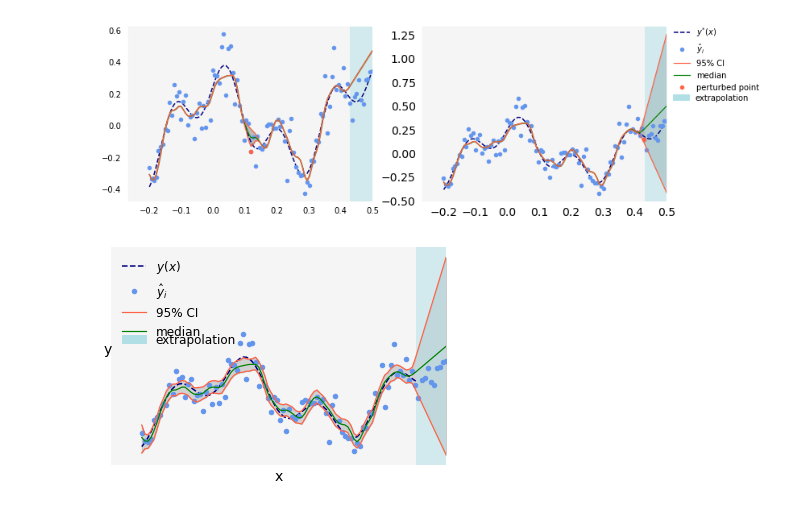
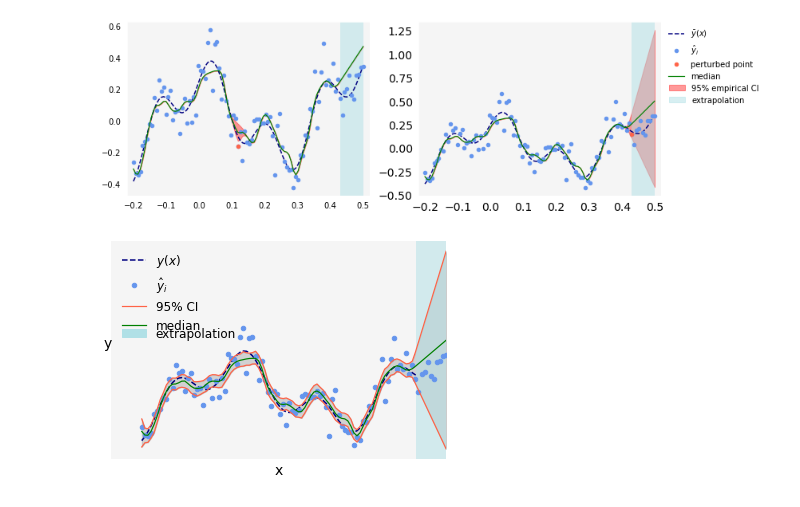
Before and after one commit to NikolineBalle/Bachelor, a Jupyter notebook: pertubations.ipynb, the cells around one changed output. Cells and saved outputs as stored; diff of their text form; code cells hidden in the pictures.

Commit message:
Updated perturbation plots

```diff
--- a/pertubations.ipynb
+++ b/pertubations.ipynb
@@ -118,11 +118,11 @@ plt.yticks(fontsize = 14)
 
 ax[0].plot(xall,lambda_fun.y(xall),'--',color = 'navy', linewidth=1.5) #lambda_fun.y(x)
 ax[0].plot(xall,yall,'o',markersize = 4.5, color = 'cornflowerblue')
-ax[0].plot(xall,max_center,color = 'tomato', linewidth=1.2)
+# ax[0].plot(xall,max_center,color = 'tomato', linewidth=1.2)
+ax[0].plot(xall[datapoint_center], yall[datapoint_center], 'o',markersize=4.5, color='tomato')
 ax[0].plot(xall,med_center,color = 'green', linewidth=1.2)
-ax[0].plot(xall[datapoint_center], yall[datapoint_center], 'o',markersize=4.5, color='tomato')
-ax[0].fill_between(xall, min_center, max_center, color='grey', alpha=0.5)
-ax[0].plot(xall,min_center,color = 'tomato', linewidth=1.2)
+ax[0].fill_between(xall, min_center, max_center, color='red', alpha=0.4)
+# ax[0].plot(xall,min_center,color = 'tomato', linewidth=1.2)
 ax[0].xaxis.set_visible(True)
 ax[0].yaxis.set_visible(True)
 ax[0].spines['bottom'].set_color('white')
@@ -132,19 +132,19 @@ ax[0].spines['left'].set_color('white')
 ax[0].set_facecolor('whitesmoke')
 ax[0].tick_params(left=False, bottom = False, right = False, top = False)
 ax[0].axvspan(0.43, 0.5, facecolor='powderblue', alpha=0.5)
-ax[0].set_xlim([a-0.07,b+0.07])
+ax[0].set_xlim([-0.2-0.02,0.5+0.02])
 ax[0] = plt.gca()
 
 ax[1].plot(xall,lambda_fun.y(xall),'--',color = 'navy', linewidth=1.5)
 ax[1].plot(xall,yall,'o',markersize = 4.5, color = 'cornflowerblue')
-ax[1].plot(xall,max_left,color = 'tomato', linewidth=1.2)
+# ax[1].plot(xall,max_left,color = 'tomato', linewidth=1.2)
+ax[1].plot(xall[datapoint_left], yall[datapoint_left], 'o',markersize=4.5, color='tomato')
 ax[1].plot(xall,med_left,color = 'green', linewidth=1.2)
-ax[1].plot(xall[datapoint_left], yall[datapoint_left], 'o',markersize=4.5, color='tomato')
-ax[1].fill_between(xall, min_left, max_left, color='grey', alpha=0.5)
-ax[1].plot(xall,min_left,color = 'tomato', linewidth=1.2)
+ax[1].fill_between(xall, min_left, max_left, color='red', alpha=0.4)
+# ax[1].plot(xall,min_left,color = 'tomato', linewidth=1.2)
 ax[1].xaxis.set_visible(True)
 ax[1].yaxis.set_visible(True)
-ax[1].set_xlim([a-0.07,b+0.07])
+ax[1].set_xlim([-0.2-0.02,0.5+0.02])
 ax[1].tick_params(left=False, bottom = False, right = False, top = False)
 ax[1] = plt.gca()
 ax[1].spines['bottom'].set_color('white')
@@ -153,40 +153,41 @@ ax[1].spines['right'].set_color('white')
 ax[1].spines['left'].set_color('white')
 ax[1].set_facecolor('whitesmoke')
 ax[1].axvspan(0.43, 0.5, facecolor='powderblue', alpha=0.5)
-red_patch = mpatches.Patch(color='powderblue', label='extrapolation')
+blue_patch = mpatches.Patch(color='powderblue', alpha=0.5, label='extrapolation')
+red_patch = mpatches.Patch(color='red', alpha=0.4, label='95% empirical CI')
 
 
-line_labels = ["$y^{*}(x)$", "$\hat{y}_i$", "95% CI", "median", "perturbed point"]
+line_labels = ["$\\bar{y}(x)$", "$\hat{y}_i$", "perturbed point", "median"]
 fig.legend([ax[0],ax[1]], labels = line_labels, bbox_to_anchor=(1.04, 0.74), loc="center right", borderaxespad=0.2, frameon = False)
-fig.legend([ax[0],ax[1]], handles=[red_patch], bbox_to_anchor=(1.025, 0.572), loc="center right", borderaxespad=0.2, frameon = False)
+fig.legend([ax[0],ax[1]], handles=[red_patch, blue_patch], bbox_to_anchor=(1.049, 0.568), loc="center right", borderaxespad=0.2, frameon = False)
 
 my_path = os.getcwd()
 fig.savefig(my_path + "/Plots/perturbation_onepoint.pdf", bbox_inches='tight')
 
 
 # Plotting the model generated with lambda_GML
 #fig2 = plt.figure()
 #plt.plot(x,lambda_fun.y(x),'--',color = 'navy', linewidth=1.5)
 #plt.plot(xall,yall,'o',markersize = 4.5, color = 'cornflowerblue')
 #plt.plot(xall,max_val,color = 'tomato', linewidth=1.2)
 #plt.plot(xall,med_val,color = 'green', linewidth=1.2)
 #plt.plot(x[datapoint], yhat[datapoint], 'o',markersize=4.5, color='tomato')
 #plt.fill_between(xall, min_val, max_val, color='grey', alpha=0.5)
 #plt.plot(xall,min_val,color = 'tomato', linewidth=1.2)
 #plt.xticks([])
 #plt.yticks([])
 #plt.xlim([a-0.07,b+0.07])
 #plt.tick_params(left=False, bottom = False, right = False, top = False)
 #plt.legend(['$y(x)$', '$\hat{y}_i$','model'], numpoints = 1, prop = {'size': 14}, loc = 0)
 #ax = plt.gca()
 #ax.set_facecolor('whitesmoke')
 #for spine in plt.gca().spines.values():
 #    spine.set_visible(False)
 # plt.title('Fit - pertubating a point', fontsize = 18)
 #plt.show()
 #fig2.savefig("pertubation_center.pdf", bbox_inches='tight')
 # %% [output]
-[figure, old version]
+[figure, new version]
 # %%
 res_min, res_med, res_max = pertubation_all(a=a, b=b, p=p, yhat=yhat, x=x, xall=xall, n_fit=200, quantile=0.95)
 # %%
```
Also changed, not shown: parts of 1 cell of this notebook.
